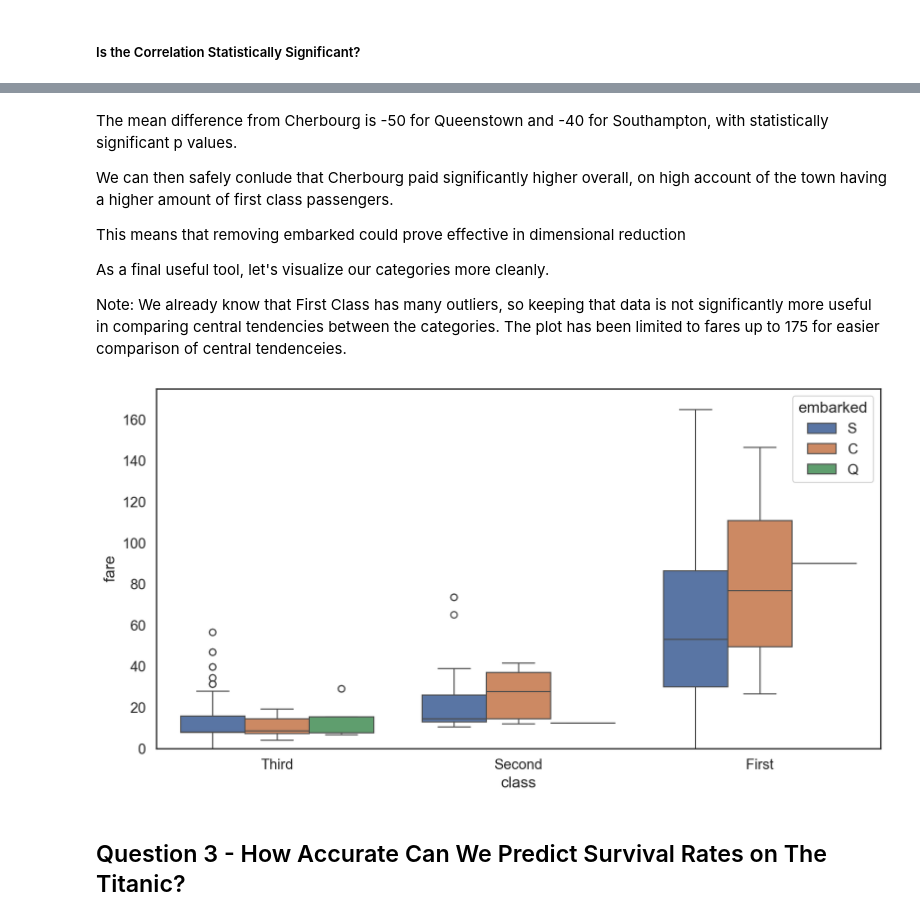
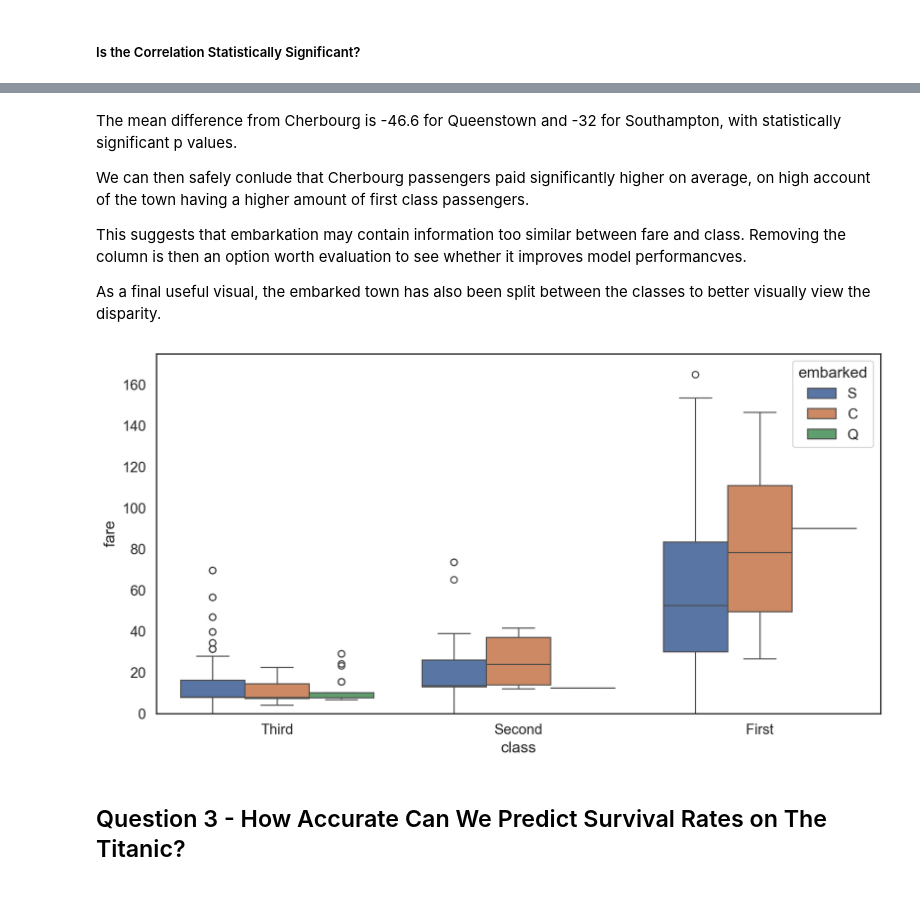
Before and after one commit to Exec-GenEsis/Titanic-Analysis-ML, a Jupyter notebook: 04-FinalCleanup.ipynb, the cells around one changed output, grey strips where cells are left out. Drawn from its saved outputs; the diff is of its cells as text; code cells hidden in the pictures.

Commit message:
Updated Data Cleaning, EDA and associated writeups, Started Updating Machine Learning

```diff
--- a/04-FinalCleanup.ipynb
+++ b/04-FinalCleanup.ipynb
@@ -779,25 +806,22 @@ group1 group2 meandiff p-adj   lower    upper   reject
 ------------------------------------------------------
 # %% [markdown]
-The mean difference from Cherbourg is -50 for Queenstown and -40 for Southampton, with statistically significant p values.
+The mean difference from Cherbourg is -46.6 for Queenstown and -32 for Southampton, with statistically significant p values.
 
-We can then safely conlude that Cherbourg paid significantly higher overall, on high account of the town having a higher amount of first class passengers.
+We can then safely conlude that Cherbourg passengers paid significantly higher on average, on high account of the town having a higher amount of first class passengers.
 
-This means that removing embarked could prove effective in dimensional reduction
+This suggests that embarkation may contain information too similar between fare and class. Removing the column is then an option worth evaluation to see whether it improves model performancves.
 
-As a final useful tool, let's visualize our categories more cleanly.
-
-Note: We already know that First Class has many outliers, so keeping that data is not significantly more useful in comparing central tendencies between the categories. The plot has been limited to fares up to 175 for easier comparison of central tendenceies.
+As a final useful visual, the embarked town has also been split between the classes to better visually view the disparity.
 # %%
-df_remove_one_outlier = titanic[titanic['fare'] < 350]
-embarked_plot = sns.boxplot(data = df_remove_one_outlier,
+embarked_plot = sns.boxplot(data = titanic,
                             x = 'class',
                             y = 'fare',
                             hue = 'embarked',
                             order = ['First', 'Second', 'Third'][::-1])
 plt.ylim(0,175)
 plt.show()
 # %% [output]
-[figure, old version]
+[figure, new version]
 # %% [markdown]
 ## Question 3 - How Accurate Can We Predict Survival Rates on The Titanic?
 # %% [markdown]
```
Also changed, not shown: parts of 83 cells of this notebook, 5 other files.
